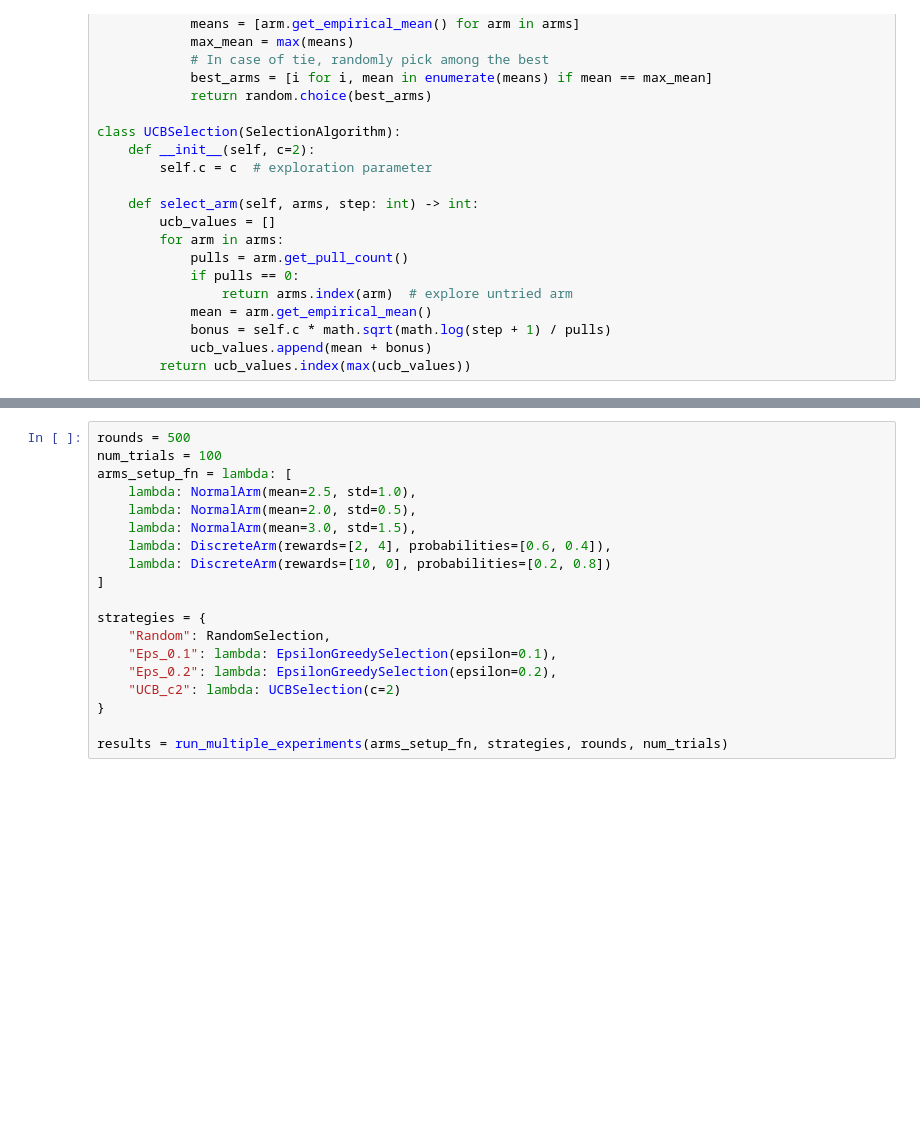
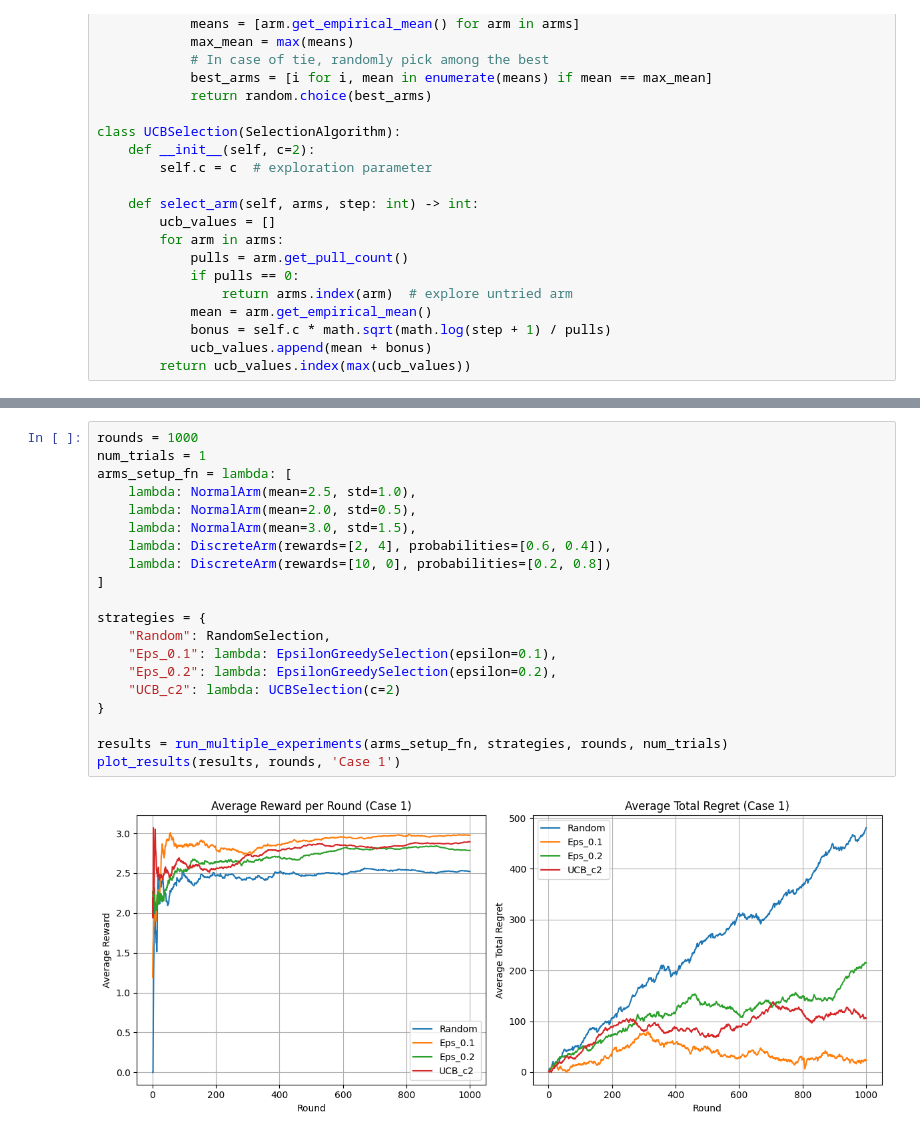
Before and after one commit to shashi3876/cmab-practice, a Jupyter notebook: MAB_Code.ipynb, the cells around one changed output, grey strips where cells are left out. Saved outputs shown, nothing was run; the diff lists cells and outputs as text; blank space fills up the shorter version.

```diff
--- a/MAB_Code.ipynb
+++ b/MAB_Code.ipynb
@@ -304,20 +272,23 @@ def run_multiple_experiments(arms_setup_fn, strategies, rounds, num_trials):
 # %%
-rounds = 500
-num_trials = 100
+rounds = 1000
+num_trials = 1
 arms_setup_fn = lambda: [
     lambda: NormalArm(mean=2.5, std=1.0),
     lambda: NormalArm(mean=2.0, std=0.5),
     lambda: NormalArm(mean=3.0, std=1.5),
     lambda: DiscreteArm(rewards=[2, 4], probabilities=[0.6, 0.4]),
     lambda: DiscreteArm(rewards=[10, 0], probabilities=[0.2, 0.8])
 ]
 
 strategies = {
     "Random": RandomSelection,
     "Eps_0.1": lambda: EpsilonGreedySelection(epsilon=0.1),
     "Eps_0.2": lambda: EpsilonGreedySelection(epsilon=0.2),
     "UCB_c2": lambda: UCBSelection(c=2)
 }
 
 results = run_multiple_experiments(arms_setup_fn, strategies, rounds, num_trials)
+plot_results(results, rounds, 'Case 1')
+# %% [output]
+[figure, added]
 # %%
```
Also changed, not shown: parts of 8 cells of this notebook.
